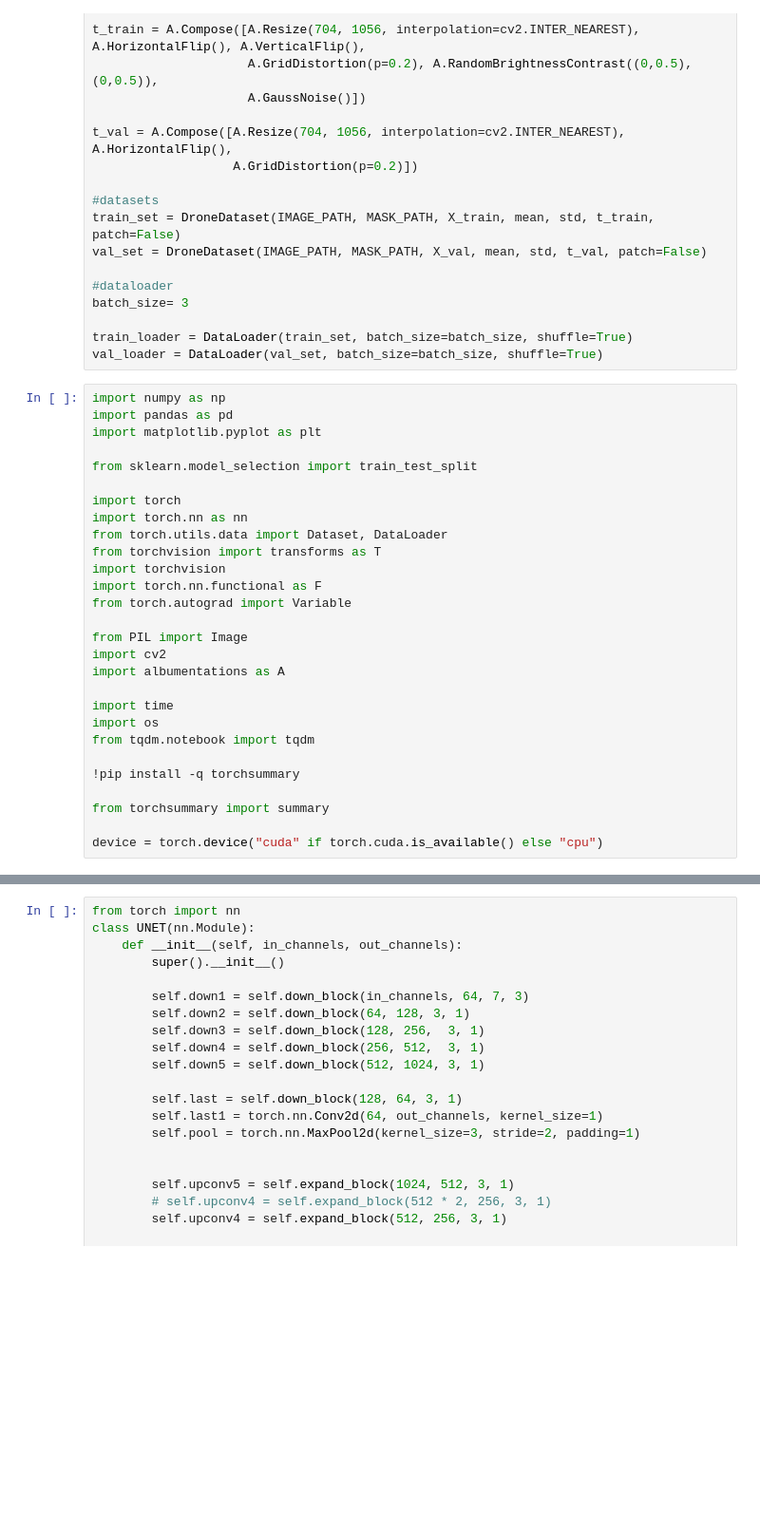
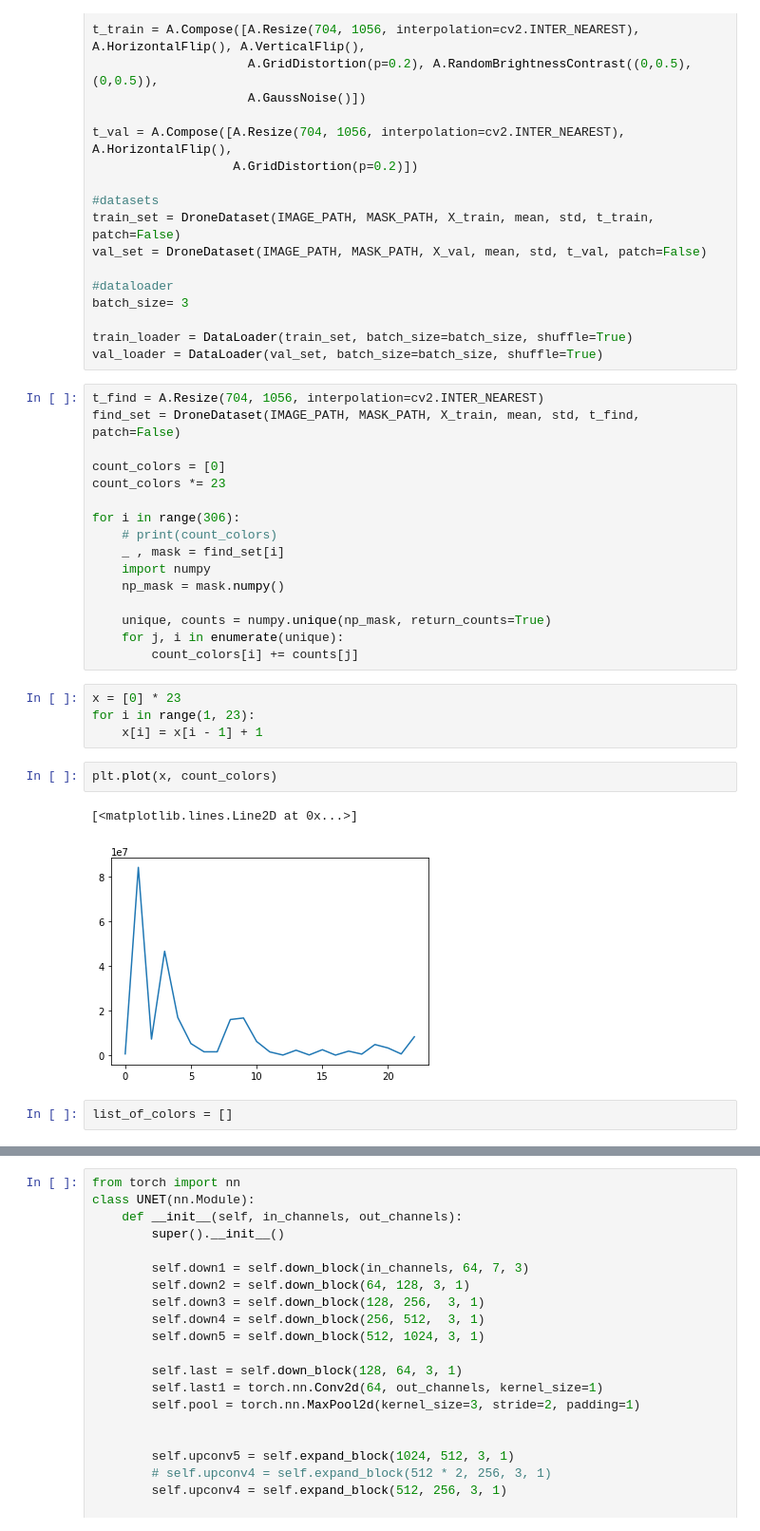
Before and after one commit to mishabar410/ML, a Jupyter notebook: semantical_segmentation/U_net.ipynb, the cells around one changed output, grey strips where cells are left out. Shown at 95% size. Saved outputs shown, nothing was run; the diff lists cells and outputs as text; blank space fills up the shorter version.

```diff
--- a/semantical_segmentation/U_net.ipynb
+++ b/semantical_segmentation/U_net.ipynb
@@ -137,31 +154,30 @@ batch_size= 3
 
 train_loader = DataLoader(train_set, batch_size=batch_size, shuffle=True)
 val_loader = DataLoader(val_set, batch_size=batch_size, shuffle=True)
-# %%
-import numpy as np
-import pandas as pd
-import matplotlib.pyplot as plt
-
-from sklearn.model_selection import train_test_split
-
-import torch
-import torch.nn as nn
-from torch.utils.data import Dataset, DataLoader
-from torchvision import transforms as T
-import torchvision
-import torch.nn.functional as F
-from torch.autograd import Variable
-
-from PIL import Image
-import cv2
-import albumentations as A
-
-import time
-import os
-from tqdm.notebook import tqdm
-
-!pip install -q torchsummary
-
-from torchsummary import summary
-
-device = torch.device("cuda" if torch.cuda.is_available() else "cpu")
+# %%
+t_find = A.Resize(704, 1056, interpolation=cv2.INTER_NEAREST)
+find_set = DroneDataset(IMAGE_PATH, MASK_PATH, X_train, mean, std, t_find, patch=False)
+
+count_colors = [0]
+count_colors *= 23
+
+for i in range(306):
+    # print(count_colors)
+    _ , mask = find_set[i]
+    import numpy
+    np_mask = mask.numpy()
+
+    unique, counts = numpy.unique(np_mask, return_counts=True)
+    for j, i in enumerate(unique):
+        count_colors[i] += counts[j]
+# %%
+x = [0] * 23
+for i in range(1, 23):
+    x[i] = x[i - 1] + 1
+# %%
+plt.plot(x, count_colors)
+# %% [output]
+[<matplotlib.lines.Line2D at 0x...>]
+[figure, added]
+# %%
+list_of_colors = []
```
Also changed, not shown: parts of 18 cells of this notebook.
